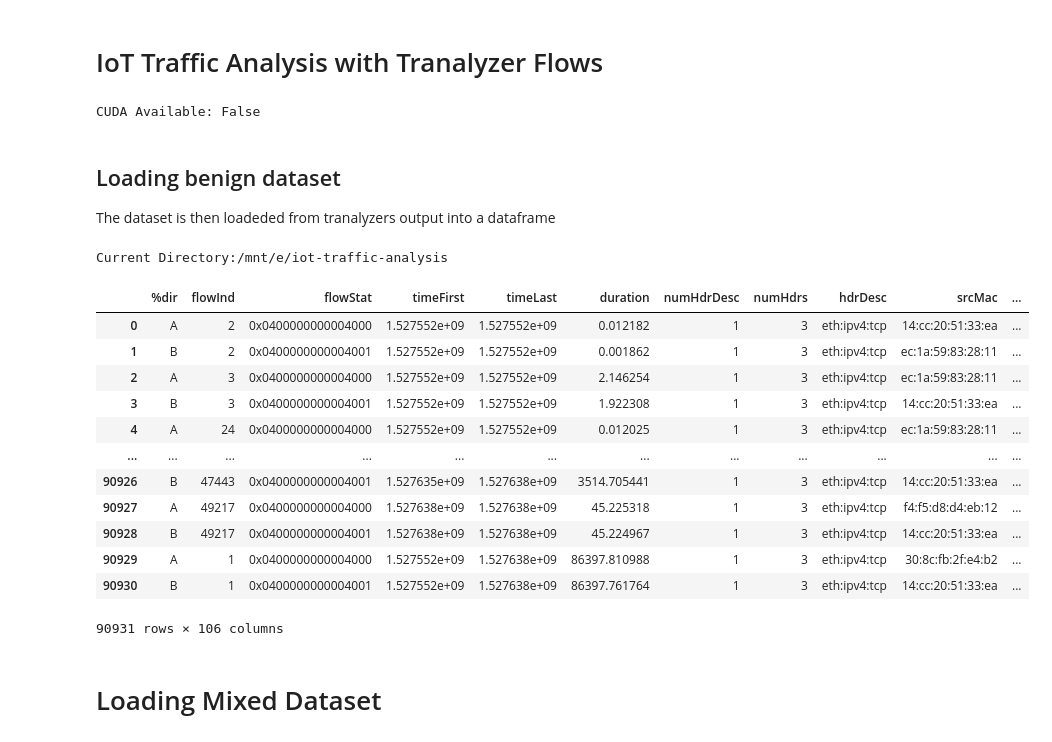
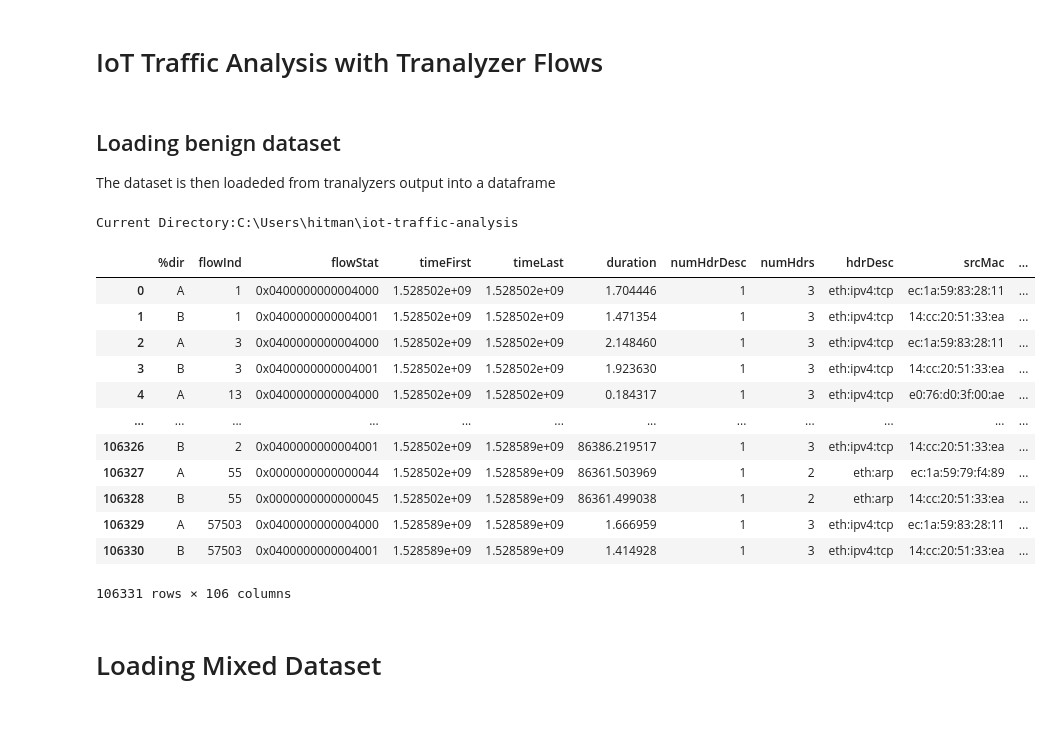
Before and after one commit to ArifulIslamPreence/IoT-TCP-Attack-detection, a Jupyter notebook: notebooks/tran_feature_selection.ipynb, the cells around one changed output. Saved outputs shown, nothing was run; the diff lists cells and outputs as text; code cells hidden in the pictures.

```diff
--- a/notebooks/tran_feature_selection.ipynb
+++ b/notebooks/tran_feature_selection.ipynb
@@ -10,11 +10,9 @@ import pandas as pd
 import numpy as np
 from datetime import datetime
 import matplotlib.pyplot as plt
-import torch
-print(f"CUDA Available: {torch.cuda.is_available()}")
+#import torch
+#print(f"CUDA Available: {torch.cuda.is_available()}")
 time_to_date = lambda t: datetime.utcfromtimestamp(t).strftime('%Y-%m-%d %H:%M:%S')
-# %% [output]
-CUDA Available: False
 # %% [markdown]
 ## Loading benign dataset
 
@@ -22,32 +20,32 @@ The dataset is then loadeded from tranalyzers output into a dataframe
 # %%
 print("Current Directory:" + os.getcwd())
 # file_pattern = '*_flows.txt' # Use all pcap files
-file_pattern = '18-05-29_flows.txt'
+file_pattern = '18-06-09_flows.txt'
 glob_path = os.path.join(os.getcwd(), 'benign/tran', file_pattern)
 file_list = glob.glob(glob_path)
 
 li = []
 for filepath in file_list:
     df = pd.read_csv(filepath, index_col=None, header=0, delimiter='\t')
     li.append(df)
 
 benign_flows = pd.concat(li, axis=0, ignore_index=True)
 benign_flows
 # %% [output]
-Current Directory:/mnt/e/iot-traffic-analysis
+Current Directory:C:\Users\hitman\iot-traffic-analysis
 |  | %dir | flowInd | flowStat | timeFirst | timeLast | duration | numHdrDesc | numHdrs | hdrDesc | srcMac | ... |
-| 0 | A | 2 | 0x0400000000004000 | 1.527552e+09 | 1.527552e+09 | 0.012182 | 1 | 3 | eth:ipv4:tcp | 14:cc:20:51:33:ea | ... |
-| 1 | B | 2 | 0x0400000000004001 | 1.527552e+09 | 1.527552e+09 | 0.001862 | 1 | 3 | eth:ipv4:tcp | ec:1a:59:83:28:11 | ... |
-| 2 | A | 3 | 0x0400000000004000 | 1.527552e+09 | 1.527552e+09 | 2.146254 | 1 | 3 | eth:ipv4:tcp | ec:1a:59:83:28:11 | ... |
-| 3 | B | 3 | 0x0400000000004001 | 1.527552e+09 | 1.527552e+09 | 1.922308 | 1 | 3 | eth:ipv4:tcp | 14:cc:20:51:33:ea | ... |
-| 4 | A | 24 | 0x0400000000004000 | 1.527552e+09 | 1.527552e+09 | 0.012025 | 1 | 3 | eth:ipv4:tcp | ec:1a:59:83:28:11 | ... |
+| 0 | A | 1 | 0x0400000000004000 | 1.528502e+09 | 1.528502e+09 | 1.704446 | 1 | 3 | eth:ipv4:tcp | ec:1a:59:83:28:11 | ... |
+| 1 | B | 1 | 0x0400000000004001 | 1.528502e+09 | 1.528502e+09 | 1.471354 | 1 | 3 | eth:ipv4:tcp | 14:cc:20:51:33:ea | ... |
+| 2 | A | 3 | 0x0400000000004000 | 1.528502e+09 | 1.528502e+09 | 2.148460 | 1 | 3 | eth:ipv4:tcp | ec:1a:59:83:28:11 | ... |
+| 3 | B | 3 | 0x0400000000004001 | 1.528502e+09 | 1.528502e+09 | 1.923630 | 1 | 3 | eth:ipv4:tcp | 14:cc:20:51:33:ea | ... |
+| 4 | A | 13 | 0x0400000000004000 | 1.528502e+09 | 1.528502e+09 | 0.184317 | 1 | 3 | eth:ipv4:tcp | e0:76:d0:3f:00:ae | ... |
 | ... | ... | ... | ... | ... | ... | ... | ... | ... | ... | ... | ... |
-| 90926 | B | 47443 | 0x0400000000004001 | 1.527635e+09 | 1.527638e+09 | 3514.705441 | 1 | 3 | eth:ipv4:tcp | 14:cc:20:51:33:ea | ... |
-| 90927 | A | 49217 | 0x0400000000004000 | 1.527638e+09 | 1.527638e+09 | 45.225318 | 1 | 3 | eth:ipv4:tcp | f4:f5:d8:d4:eb:12 | ... |
-| 90928 | B | 49217 | 0x0400000000004001 | 1.527638e+09 | 1.527638e+09 | 45.224967 | 1 | 3 | eth:ipv4:tcp | 14:cc:20:51:33:ea | ... |
-| 90929 | A | 1 | 0x0400000000004000 | 1.527552e+09 | 1.527638e+09 | 86397.810988 | 1 | 3 | eth:ipv4:tcp | 30:8c:fb:2f:e4:b2 | ... |
-| 90930 | B | 1 | 0x0400000000004001 | 1.527552e+09 | 1.527638e+09 | 86397.761764 | 1 | 3 | eth:ipv4:tcp | 14:cc:20:51:33:ea | ... |
+| 106326 | B | 2 | 0x0400000000004001 | 1.528502e+09 | 1.528589e+09 | 86386.219517 | 1 | 3 | eth:ipv4:tcp | 14:cc:20:51:33:ea | ... |
+| 106327 | A | 55 | 0x0000000000000044 | 1.528502e+09 | 1.528589e+09 | 86361.503969 | 1 | 2 | eth:arp | ec:1a:59:79:f4:89 | ... |
+| 106328 | B | 55 | 0x0000000000000045 | 1.528502e+09 | 1.528589e+09 | 86361.499038 | 1 | 2 | eth:arp | 14:cc:20:51:33:ea | ... |
+| 106329 | A | 57503 | 0x0400000000004000 | 1.528589e+09 | 1.528589e+09 | 1.666959 | 1 | 3 | eth:ipv4:tcp | ec:1a:59:83:28:11 | ... |
+| 106330 | B | 57503 | 0x0400000000004001 | 1.528589e+09 | 1.528589e+09 | 1.414928 | 1 | 3 | eth:ipv4:tcp | 14:cc:20:51:33:ea | ... |
-90931 rows × 106 columns
+106331 rows × 106 columns
 # %% [markdown]
 # Loading Mixed Dataset
 # %%
```
Also changed, not shown: parts of 6 cells of this notebook.
